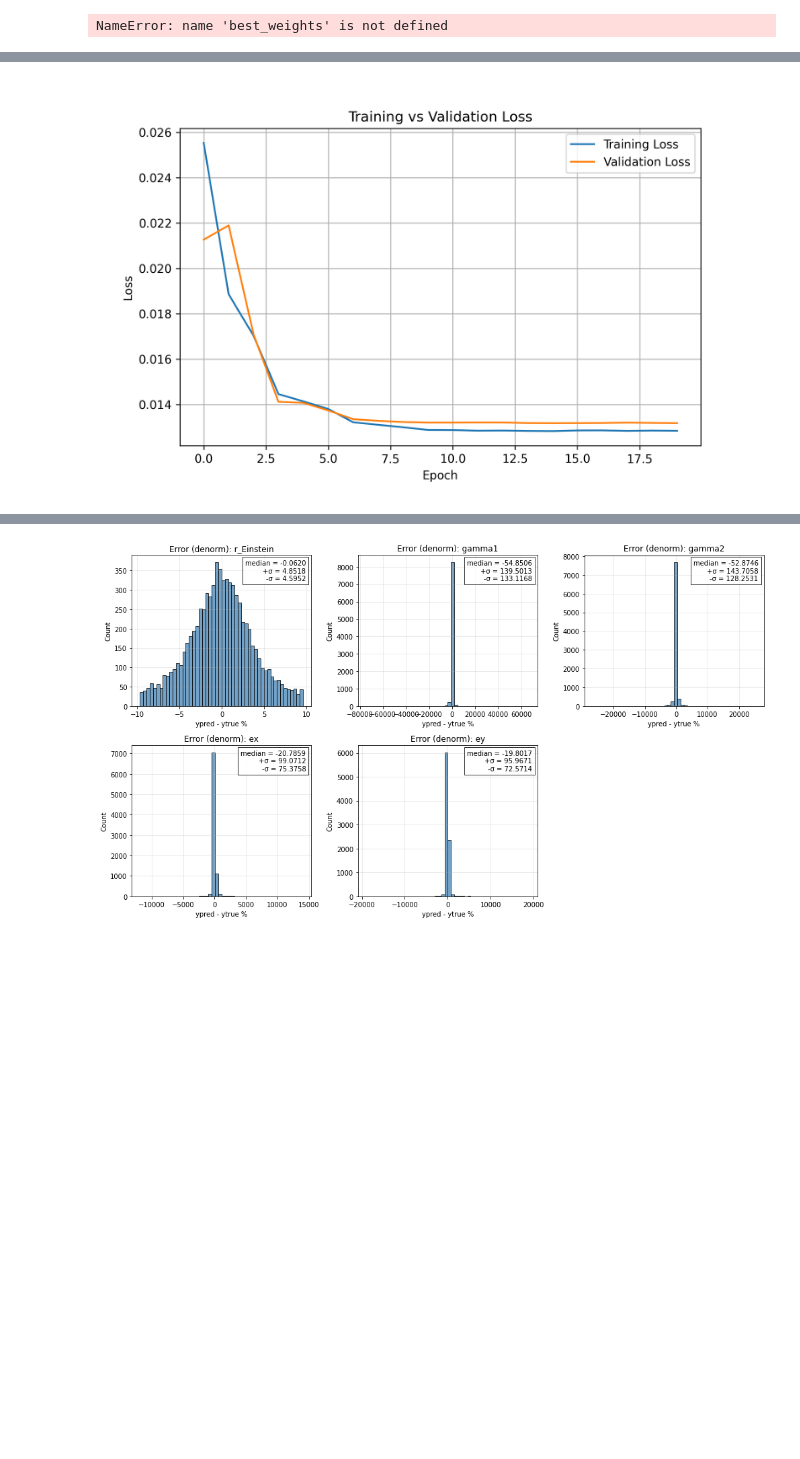
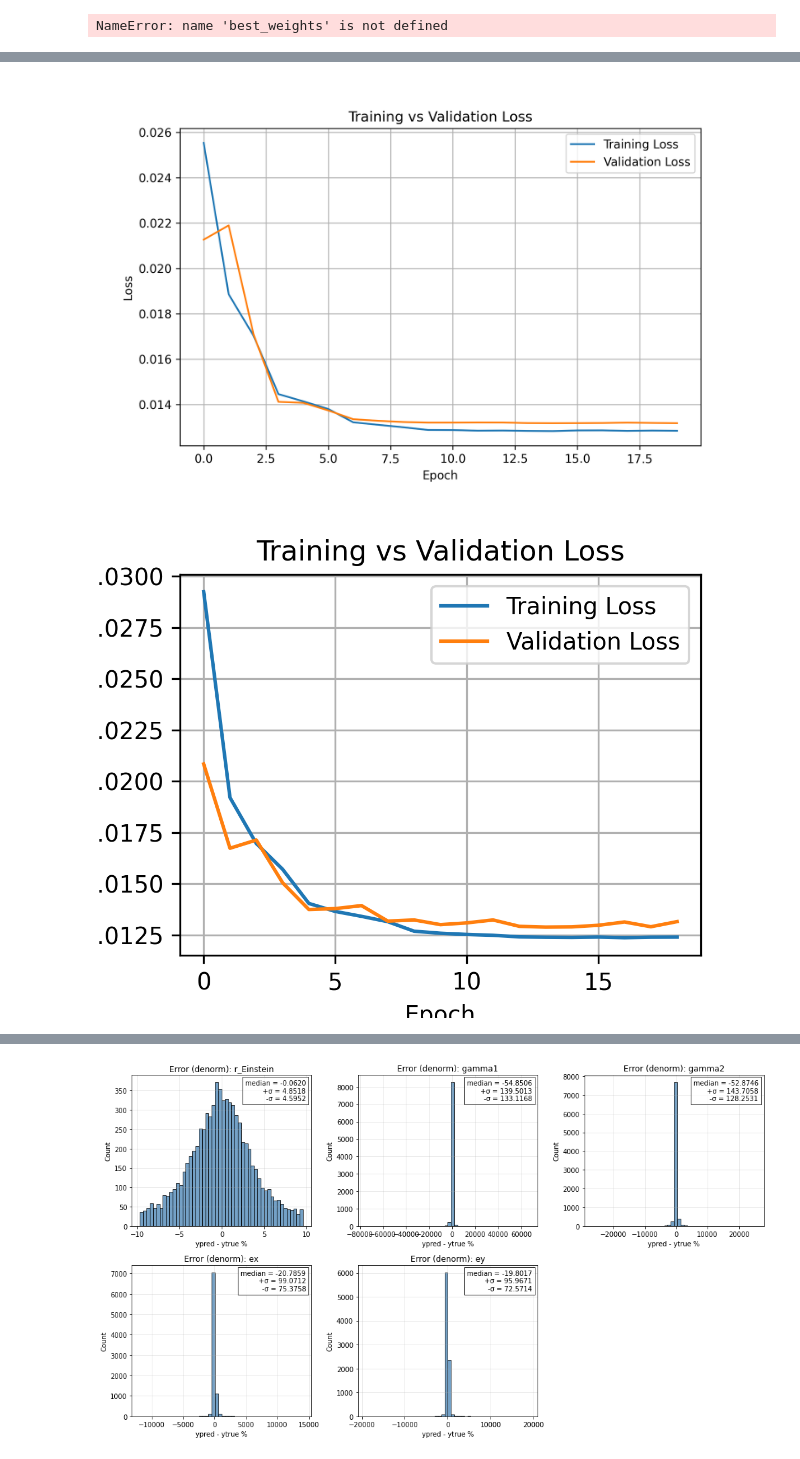
Before and after one commit to matthbatt/Deep-learning-gravitational-lensing, a Jupyter notebook: lensing_resnet.ipynb, the cells around one changed output, grey strips where cells are left out. Cells and saved outputs as stored; diff of their text form; code cells hidden in the pictures; blank space fills up the shorter version.

```diff
--- a/lensing_resnet.ipynb
+++ b/lensing_resnet.ipynb
@@ -501,17 +501,19 @@ plt.show()
 # %%
 from IPython.display import Image, display
 path = "/net/CLUSTER/VAULT/users/mbatt/gravitational_lensing/plots/"
 display(Image(path + "resnet_arcsinh_loss.png"))
 display(Image(path + "resnet_arcsinh2_loss.png"))
 display(Image(path + "resnet_arcsinh3_loss.png"))
 display(Image(path + "resnet_arcsinh4_loss.png"))
 display(Image(path + "resnet_arcsinh5_loss.png"))
+display(Image(path + "resnet_arcsinh6_loss.png"))
 # %% [output]
 [figure]
 [figure]
 [figure]
 [figure]
 [figure]
+[figure, added]
 # %%
 model.eval()
 preds = []
```
Also changed, not shown: parts of 9 cells of this notebook, 6 other files.
